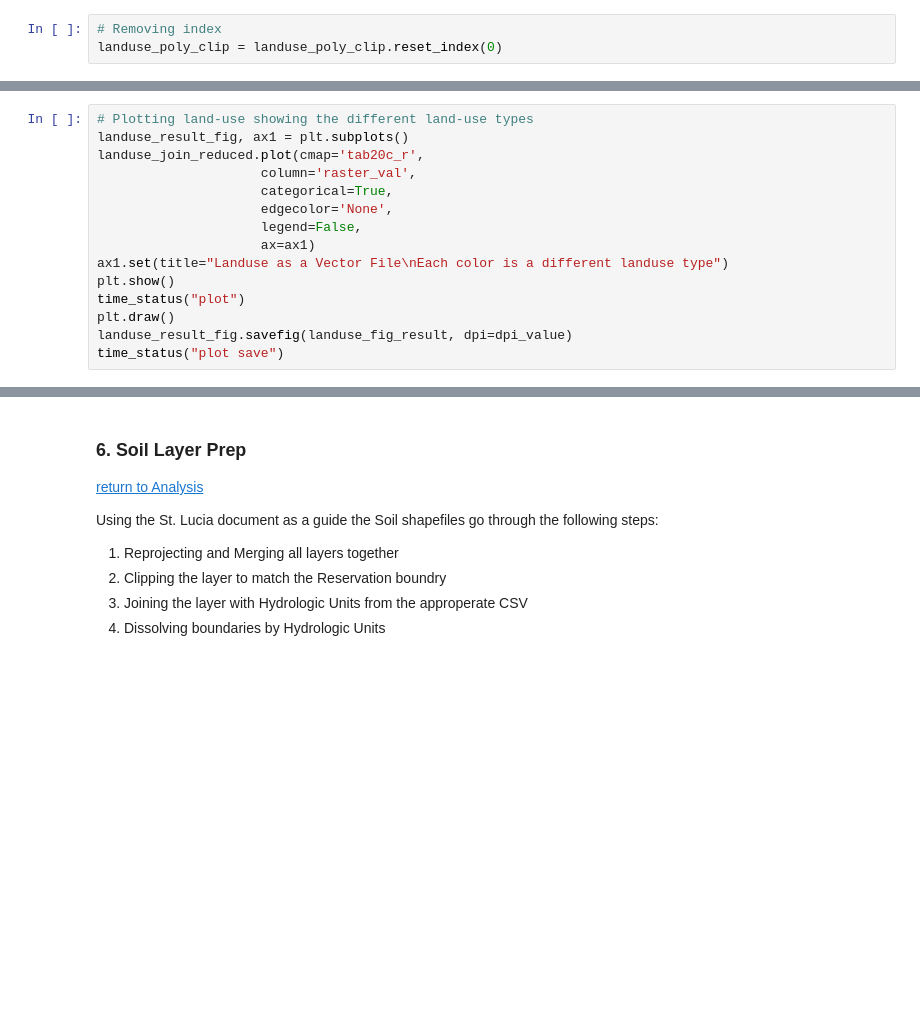
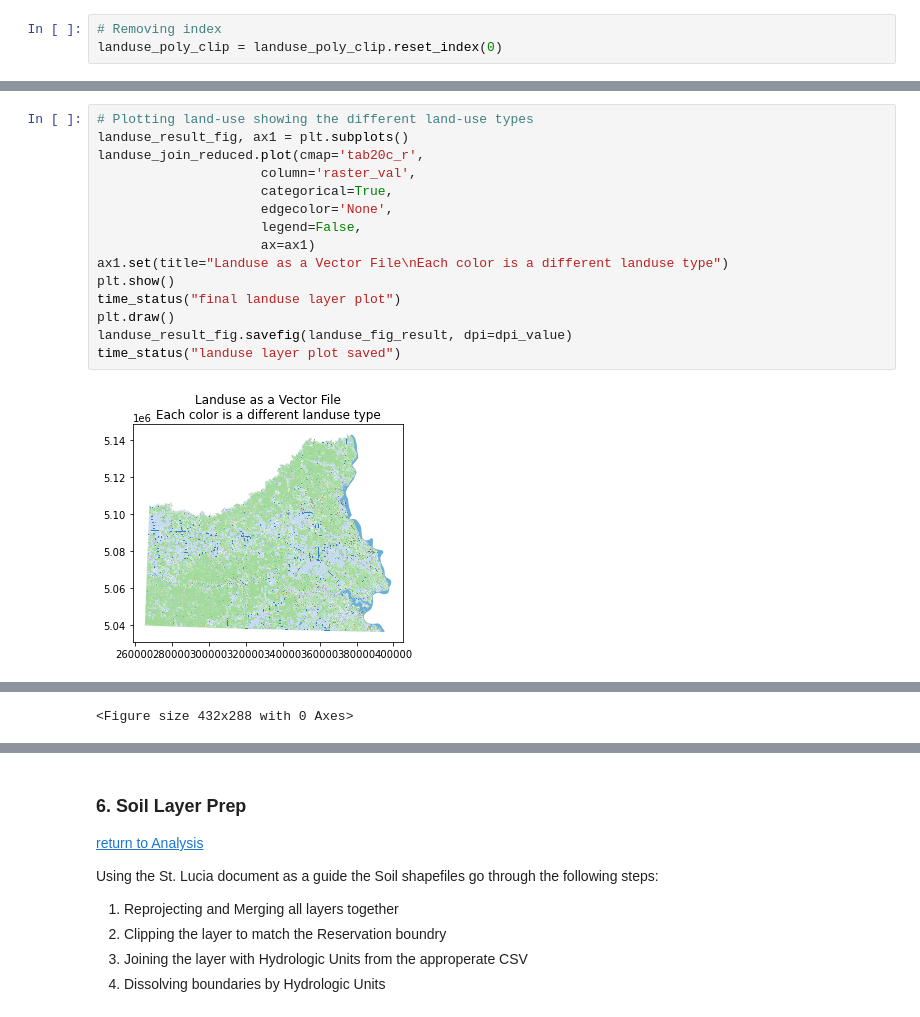
Before and after one commit to bri33/Tribal_Land_Flooding_Jupyter_Codes, a Jupyter notebook: Flooding_on_Tribal_Lands_v2.ipynb, the cells around one changed output, grey strips where cells are left out. Cells and saved outputs as stored; diff of their text form; blank space fills up the shorter version.

```diff
--- a/Flooding_on_Tribal_Lands_v2.ipynb
+++ b/Flooding_on_Tribal_Lands_v2.ipynb
@@ -796,15 +865,17 @@ time_status("headder adjustment")
 # %%
 # Plotting land-use showing the different land-use types
 landuse_result_fig, ax1 = plt.subplots()
 landuse_join_reduced.plot(cmap='tab20c_r',
                      column='raster_val',
                      categorical=True,
                      edgecolor='None',
                      legend=False,
                      ax=ax1)
 ax1.set(title="Landuse as a Vector File\nEach color is a different landuse type")
 plt.show()
-time_status("plot")
+time_status("final landuse layer plot")
 plt.draw()
 landuse_result_fig.savefig(landuse_fig_result, dpi=dpi_value)
-time_status("plot save")
+time_status("landuse layer plot saved")
+# %% [output]
+[figure, added]
@@ -811,3 +884,4 @@ time_status("plot save")
+<Figure size 432x288 with 0 Axes>
 # %%
 # Save File
 landuse_join_reduced.to_file(final_landuse_layer)
```
Also changed, not shown: parts of 78 cells of this notebook.
